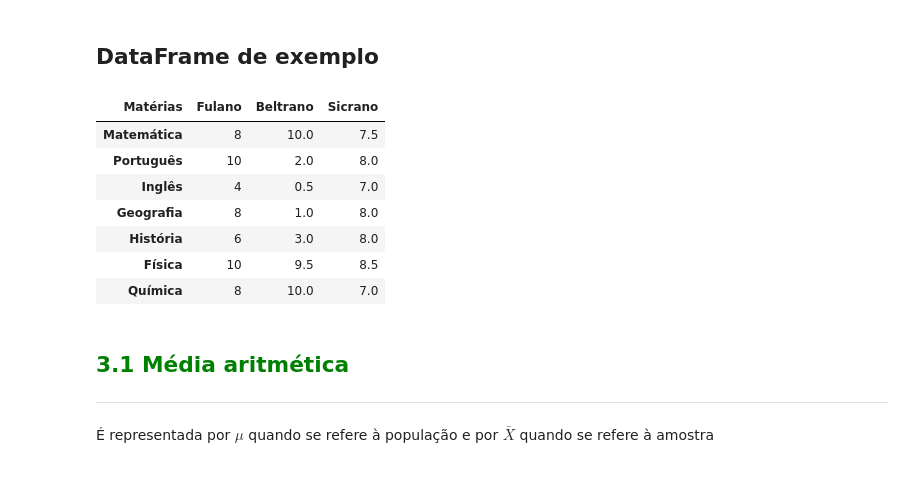
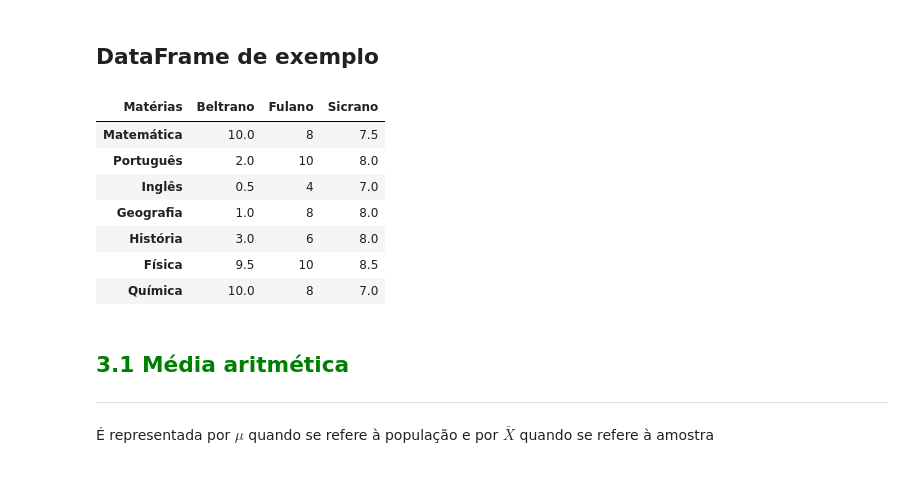
Before and after one commit to ecomunick/python_projects, a Jupyter notebook: statistics1/Curso_de_Estatística_Parte_1.ipynb, the cells around one changed output. Cells and saved outputs as stored; diff of their text form; code cells hidden in the pictures.

```diff
--- a/statistics1/Curso_de_Estatística_Parte_1.ipynb
+++ b/statistics1/Curso_de_Estatística_Parte_1.ipynb
@@ -729,27 +729,27 @@ dist_freq_quantitativas_personalizadas['Frequencia'].plot.bar(width=1, color = '
 # %% [markdown]
 ## DataFrame de exemplo
 # %%
-df = pd.DataFrame(data = {'Fulano': [8, 10, 4, 8, 6, 10, 8],
-                          'Beltrano': [10, 2, 0.5, 1, 3, 9.5, 10],
+df = pd.DataFrame(data = {'Beltrano': [10, 2, 0.5, 1, 3, 9.5, 10],
+                          'Fulano': [8, 10, 4, 8, 6, 10, 8],
                           'Sicrano': [7.5, 8, 7, 8, 8, 8.5, 7]},
                  index = ['Matemática',
                           'Português',
                           'Inglês',
                           'Geografia',
                           'História',
                           'Física',
                           'Química'])
 df.rename_axis('Matérias', axis = 'columns', inplace = True)
 df
 # %% [output]
-| Matérias | Fulano | Beltrano | Sicrano |
-| Matemática | 8 | 10.0 | 7.5 |
-| Português | 10 | 2.0 | 8.0 |
-| Inglês | 4 | 0.5 | 7.0 |
-| Geografia | 8 | 1.0 | 8.0 |
-| História | 6 | 3.0 | 8.0 |
-| Física | 10 | 9.5 | 8.5 |
-| Química | 8 | 10.0 | 7.0 |
+| Matérias | Beltrano | Fulano | Sicrano |
+| Matemática | 10.0 | 8 | 7.5 |
+| Português | 2.0 | 10 | 8.0 |
+| Inglês | 0.5 | 4 | 7.0 |
+| Geografia | 1.0 | 8 | 8.0 |
+| História | 3.0 | 6 | 8.0 |
+| Física | 9.5 | 10 | 8.5 |
+| Química | 10.0 | 8 | 7.0 |
 # %% [markdown]
 ## <font color=green>3.1 Média aritmética</font>
 ***
```
Also changed, not shown: parts of 21 cells of this notebook.
